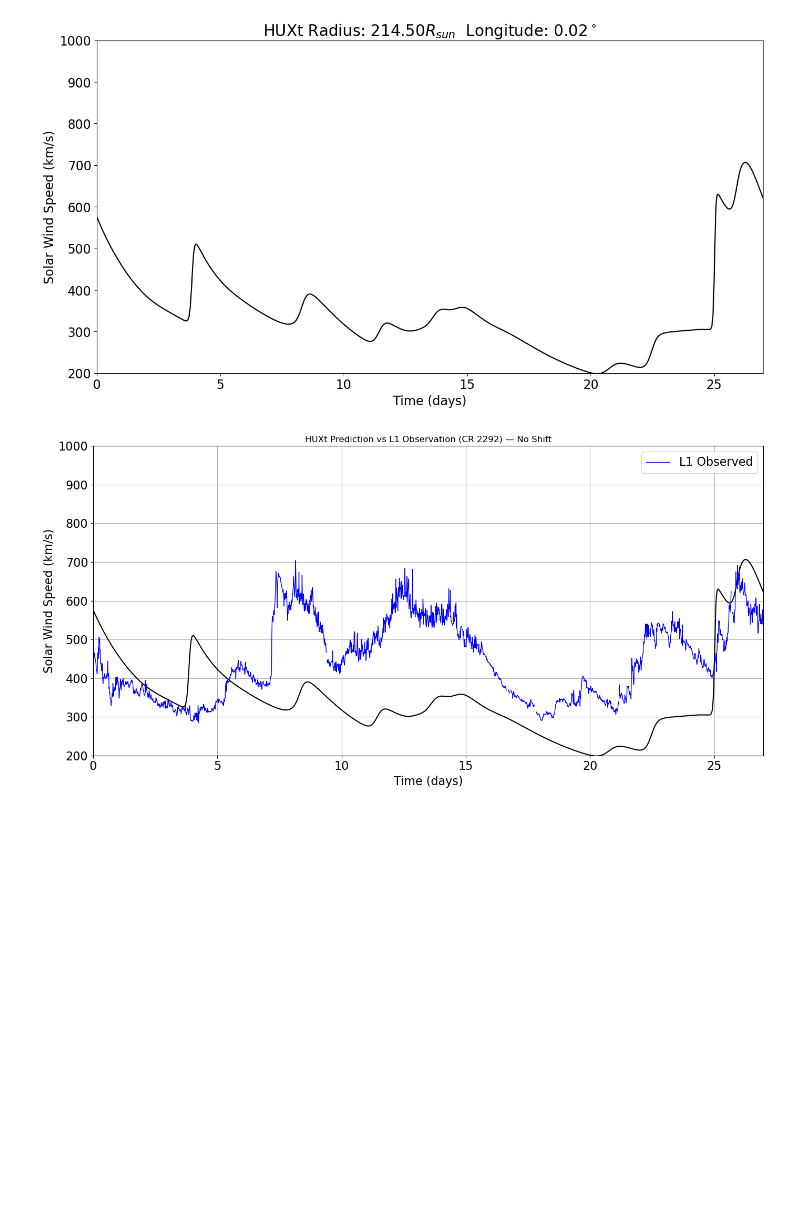
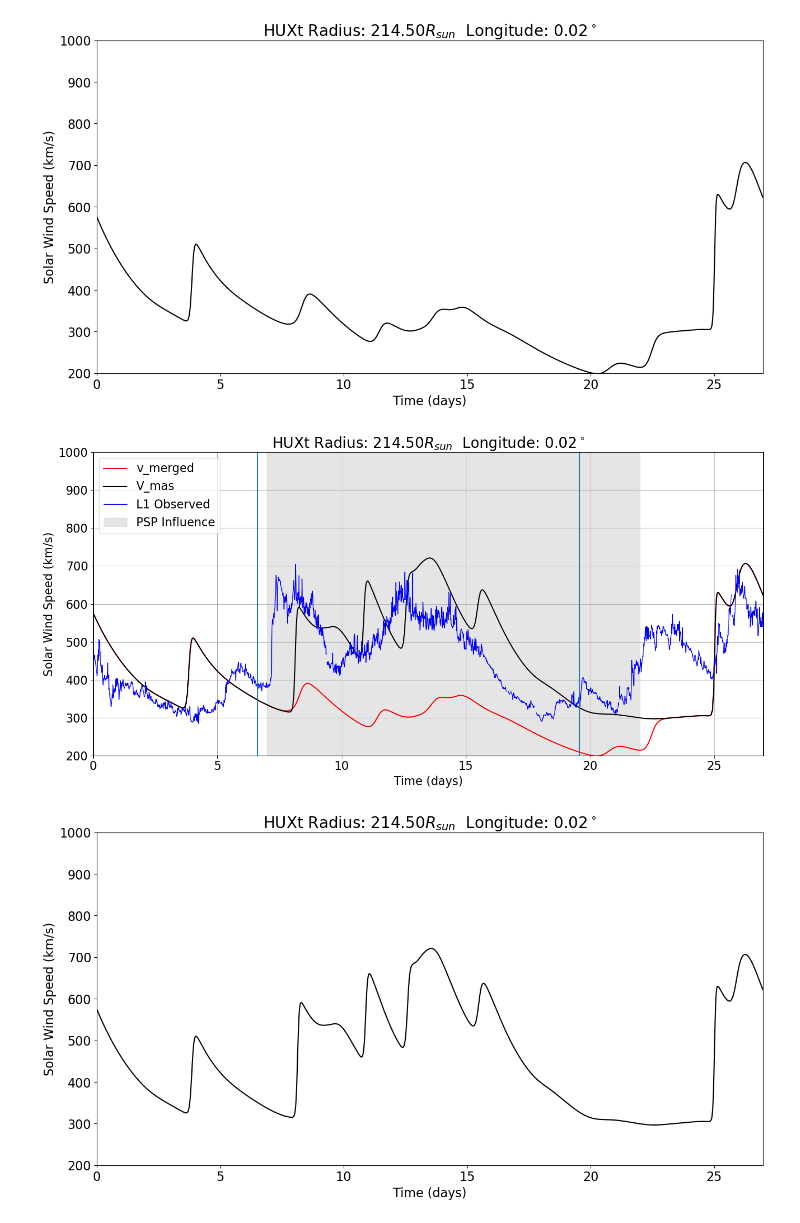
Before and after one commit to aileeniesta/HUXt_REU_project, a Jupyter notebook: code/HUXt_first_steps.ipynb, the cells around one changed output. Saved outputs shown, nothing was run; the diff lists cells and outputs as text; code cells hidden in the pictures; blank space fills up the shorter version.

```diff
--- a/code/HUXt_first_steps.ipynb
+++ b/code/HUXt_first_steps.ipynb
@@ -222,4 +246,8 @@ plt.tight_layout()
 plt.show()
 # %% [output]
 [figure]
+# %%
+time_start = (helpers.delta_long(30.665781*u.R_sun,r_inner=1*u.au,vsw=400.*u.km/u.s)+142*u.deg)/(360*u.deg) * 27.2753
+time_end = (helpers.delta_long(30.648218*u.R_sun,r_inner=1*u.au,vsw=400.*u.km/u.s)+313*u.deg)/(360*u.deg) * 27.2753
+#converts Carrington longitudes 142° and 313° into corresponding times (in days) when solar wind launched from ~30 R☉ at 400 km/s would reach 1 AU, accounting for solar rotation.
 # %%
@@ -294,35 +321,55 @@ def get_v_merged(encounter_number, v_mas):
 # %%
 
 enc = 22
 df = pd.read_csv(f'../data/E{enc:02d}.csv')
 df.columns = [col.replace('-', '_').replace('–', '_').strip() for col in df.columns]
 df['Times'] = pd.to_datetime(df['Times'], errors='coerce')
 
 cr_start = pd.to_datetime('2024-12-10')
 cr_end = pd.to_datetime('2025-01-06')
 df = df[(df['Times'] >= cr_start) & (df['Times'] <= cr_end)].copy()
 
 # --- Time in days relative to CR start ---
 df['Time_days'] = (df['Times'] - cr_start).dt.total_seconds() / 86400
 
-# # --- Time-shifted to account for propagation delay (~1 AU / 400 km/s) ---
-# df['Time_shifted'] = df['Time_days'] - (1.0 * u.AU / (400 * u.km/u.s)).to(u.day).value
-
 # --- Run HUXt with v_merged ---
 v_merged, cr = get_v_merged(encounter_number=22, v_mas=v_mas)
 model = H.HUXt(v_boundary=v_merged, cr_num=cr, simtime=27*u.day, dt_scale=4, r_min=30*u.solRad)
 model.solve([])
 
-# --- Plot HUXt + L1 without time shift ---
-HA.plot_timeseries(model, r, lon=0.0*u.deg, tag='1d_cone_test_radial')
-plt.plot(df['Time_days'], df['Vpr_L1'], label='L1 Observed', color='blue', linewidth=1)
+model_mas = H.HUXt(v_boundary=v_mas, cr_num=cr, simtime=27*u.day, dt_scale=4, r_min=30*u.solRad)
+model_mas.solve([])
 
-plt.xlabel("Time (days)")
-plt.ylabel("Solar Wind Speed (km/s)")
-plt.title("HUXt Prediction vs L1 Observation (CR 2292) — No Shift")
-plt.legend()
-plt.grid(True)
-plt.tight_layout()
+# Plot merged model and capture fig + ax
+fig1, ax1 = HA.plot_timeseries(model, r, lon=0.0*u.deg, tag='v_merged')
+
+# Recolor v_merged line to red + update label
+ax1.lines[0].set_color('red')
+ax1.lines[0].set_label('v_merged')
+
+# Plot MAS-only model, extract the line
+fig2, ax2 = HA.plot_timeseries(model_mas, r, lon=0.0*u.deg, tag='v_mas')
+mas_line = ax2.lines[0]
+
+# Add MAS-only prediction (black, dashed)
+ax1.plot(mas_line.get_xdata(), mas_line.get_ydata(), label='V_mas', color='black', linestyle='-')
+
+# Plot L1 observations (blue)
+ax1.plot(df['Time_days'], df['Vpr_L1'], label='L1 Observed', color='blue', linewidth=1)
+
+# Add shaded region for PSP effect (days 7–22)
+ax1.axvspan(7, 22, color='silver', alpha=0.4, label='PSP Influence')
+ax1.axvline(time_start)
+ax1.axvline(time_end)
+
+# Final formatting
+ax1.set_xlabel("Time (days)")
+ax1.set_ylabel("Solar Wind Speed (km/s)")
+#ax1.set_title("HUXt Prediction vs L1 Observation (CR 2292)")
+ax1.legend()
+ax1.grid(True)
+fig1.tight_layout()
 plt.show()
 # %% [output]
-[figure, old version]
+[figure, new version]
+[figure, added]
```
Also changed, not shown: parts of 15 cells of this notebook.
